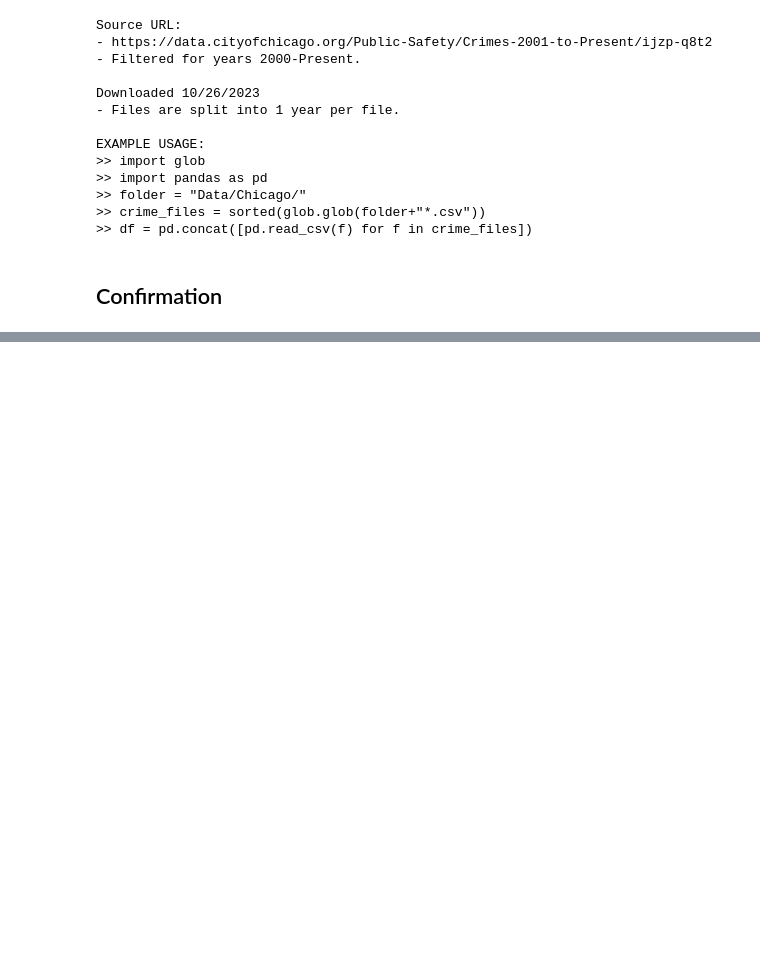
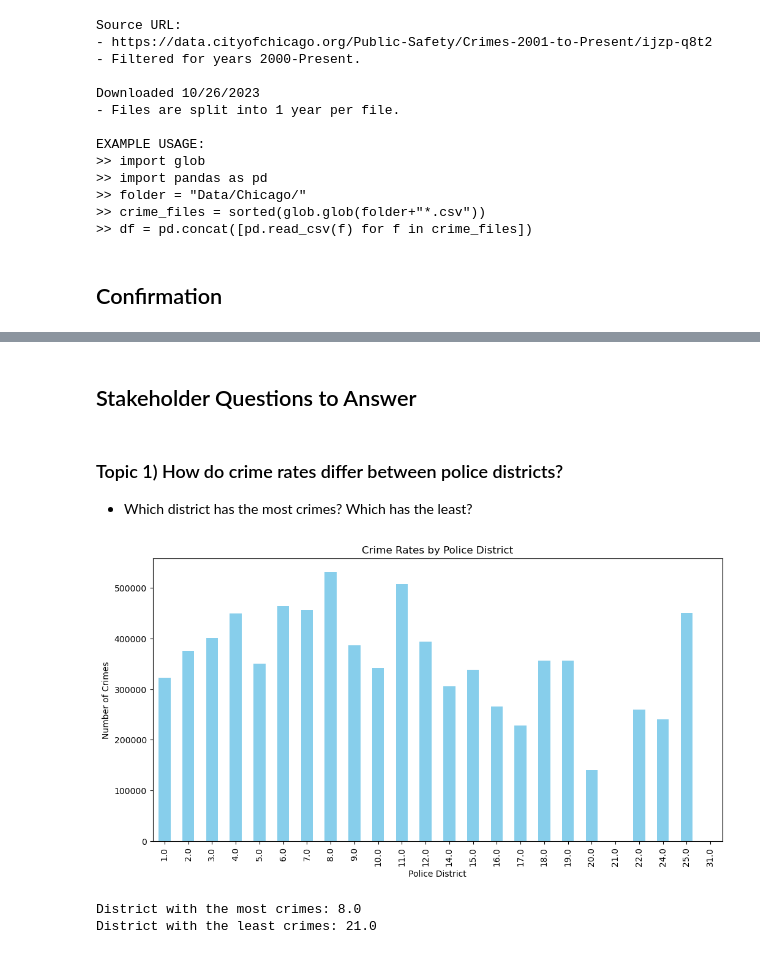
Before and after one commit to A-Kutscher/Chicago-Crime-Data, a Jupyter notebook: Chicago Crime Data -- AK.ipynb, the cells around one changed output, grey strips where cells are left out. Saved outputs shown, nothing was run; the diff lists cells and outputs as text; code cells hidden in the pictures; blank space fills up the shorter version.

```diff
--- a/Chicago Crime Data -- AK.ipynb
+++ b/Chicago Crime Data -- AK.ipynb
@@ -348 +398,30 @@ years.value_counts().sort_index()
 Name: Date, dtype: int64
+# %% [markdown]
+## Stakeholder Questions to Answer
+# %% [markdown]
+### Topic 1) How do crime rates differ between police districts?
+
+- Which district has the most crimes? Which has the least?
+# %%
+# Group data by police district and count the number of crimes in each
+district_crime_counts = chicago_final['District'].value_counts().sort_index()
+# %%
+# Plot a bar chart to compare crime rates by district
+plt.figure(figsize=(12, 6))
+district_crime_counts.plot(kind='bar', color='skyblue')
+plt.title('Crime Rates by Police District')
+plt.xlabel('Police District')
+plt.ylabel('Number of Crimes')
+plt.show()
+# %% [output]
+[figure, added]
+# %%
+# FInd the district with the most crimes and the one with the least crimes
+district_most_crimes = district_crime_counts.idxmax()
+district_least_crimes = district_crime_counts.idxmin()
+
+print(f"District with the most crimes: {district_most_crimes}")
+print(f"District with the least crimes: {district_least_crimes}")
+# %% [output]
+District with the most crimes: 8.0
+District with the least crimes: 21.0
```
Also changed, not shown: parts of 32 cells of this notebook.
